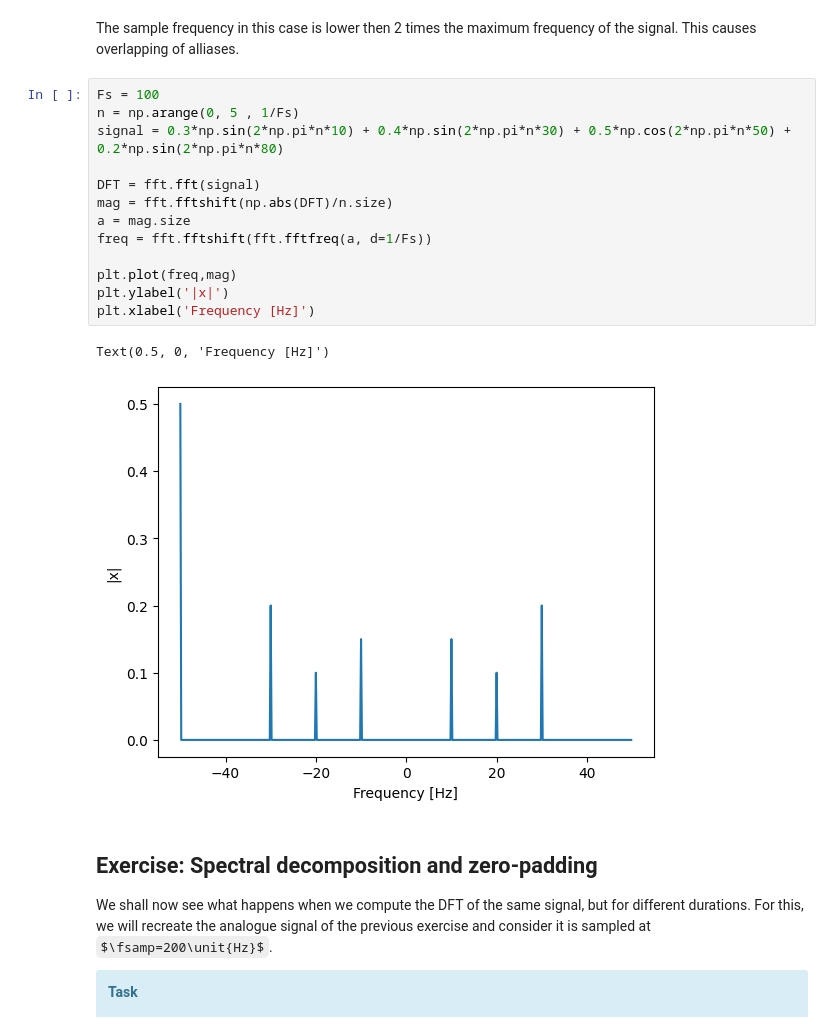
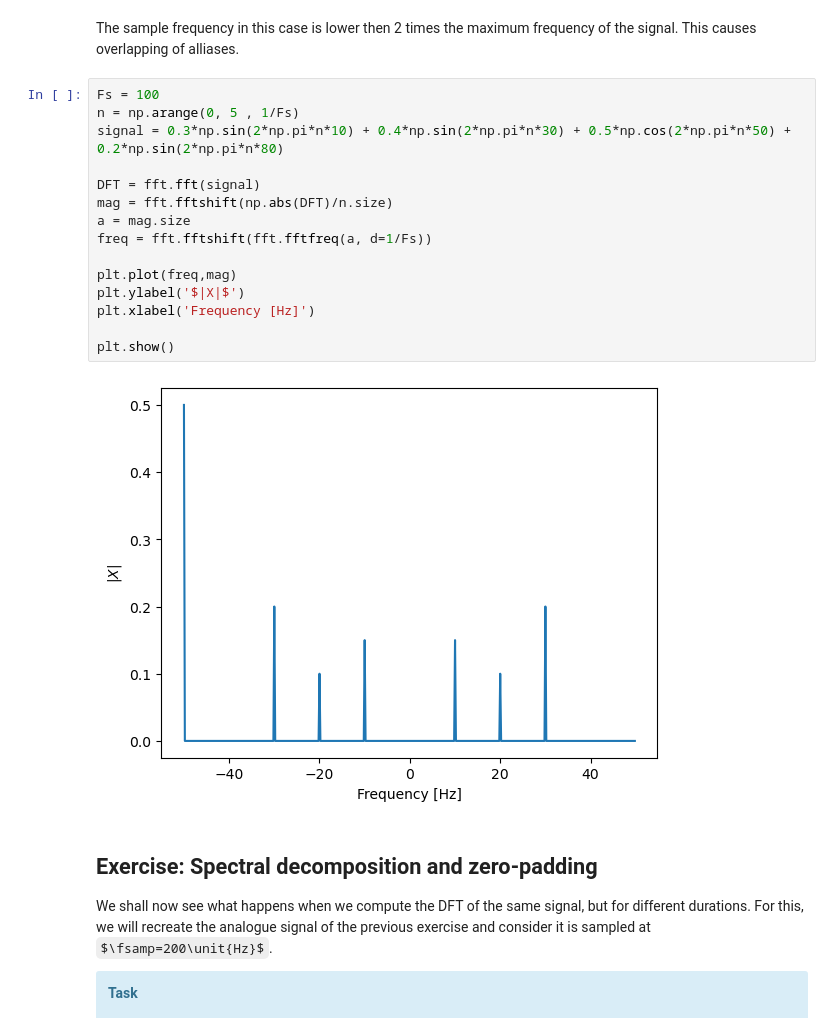
Before and after one commit to mrcocolinho/MSPS-Assignments, a Jupyter notebook: Notebooks/Assignment 1/ex01.ipynb, the cells around one changed output. Drawn from its saved outputs; the diff is of its cells as text; some formulas as TeX source.

```diff
--- a/Notebooks/Assignment 1/ex01.ipynb
+++ b/Notebooks/Assignment 1/ex01.ipynb
@@ -265,19 +270,20 @@ The sample frequency in this case is lower then 2 times the maximum frequency of
 # %%
 Fs = 100
 n = np.arange(0, 5 , 1/Fs)
 signal = 0.3*np.sin(2*np.pi*n*10) + 0.4*np.sin(2*np.pi*n*30) + 0.5*np.cos(2*np.pi*n*50) + 0.2*np.sin(2*np.pi*n*80)
 
 DFT = fft.fft(signal)
 mag = fft.fftshift(np.abs(DFT)/n.size)
 a = mag.size
 freq = fft.fftshift(fft.fftfreq(a, d=1/Fs))
 
 plt.plot(freq,mag)
-plt.ylabel('|x|')
+plt.ylabel('$|X|$')
 plt.xlabel('Frequency [Hz]')
+
+plt.show()
 # %% [output]
-Text(0.5, 0, 'Frequency [Hz]')
-[figure, old version]
+[figure, new version]
 # %% [markdown]
 ## Exercise: Spectral decomposition and zero-padding
 
```
Also changed, not shown: parts of 20 cells of this notebook, 3 other files.
